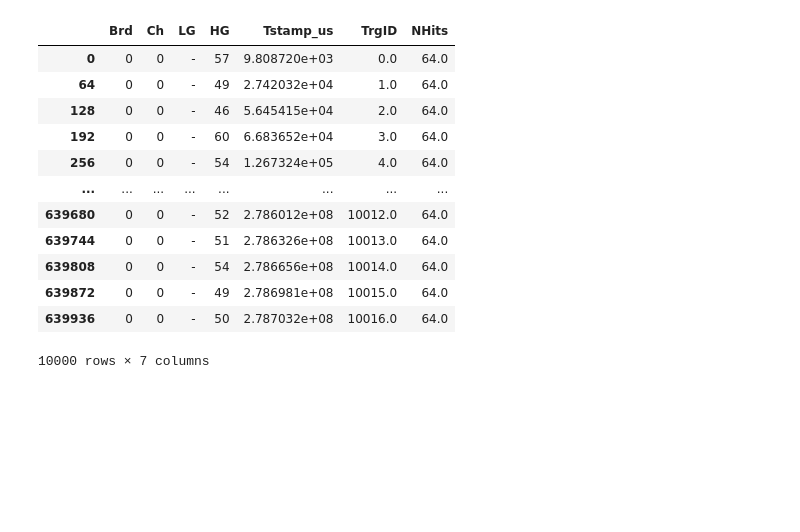
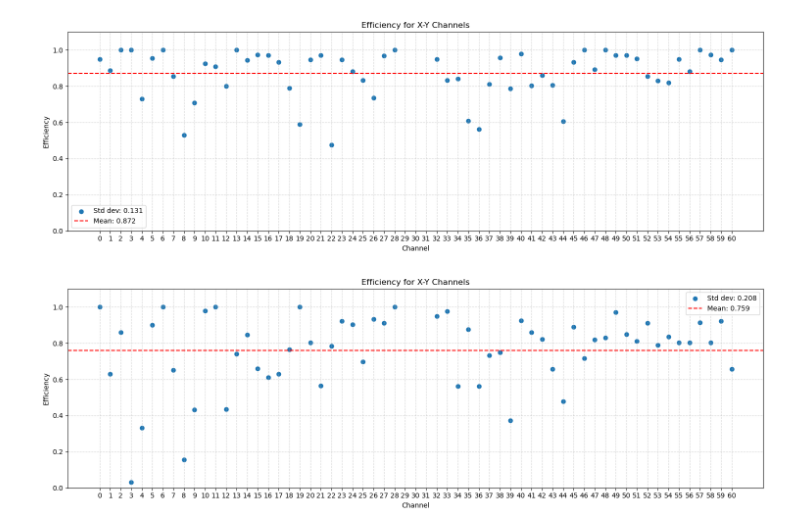
Before and after one commit to QuantumCode4/Thesis, a Jupyter notebook: Code_Efficiency/Efficiency.ipynb, the cells around one changed output. Cells and saved outputs as stored; diff of their text form; code cells hidden in the pictures; blank space fills up the shorter version.

```diff
--- a/Code_Efficiency/Efficiency.ipynb
+++ b/Code_Efficiency/Efficiency.ipynb
@@ -5,3 +168,7 @@ import matplotlib.pyplot as plt
 # %%
 df1 = pd.read_parquet("Toma_MatrizDependiente.parquet", engine='pyarrow')
+df1 = df1.drop(['Brd', 'LG'], axis=1)
+
 df2 = pd.read_parquet("Toma_MatrizLider.parquet", engine='pyarrow')
+df2.rename(columns={'Ch': 'LG', 'LG':'Ch',}, inplace=True)
+df2 = df2.drop(['Brd', 'LG'], axis=1)
@@ -28,16 +175,26 @@ df1, df2
-# %%
-df1[df1["Ch"]==0]
-# %% [output]
-|  | Brd | Ch | LG | HG | Tstamp_us | TrgID | NHits |
-| 0 | 0 | 0 | - | 57 | 9.808720e+03 | 0.0 | 64.0 |
-| 64 | 0 | 0 | - | 49 | 2.742032e+04 | 1.0 | 64.0 |
-| 128 | 0 | 0 | - | 46 | 5.645415e+04 | 2.0 | 64.0 |
-| 192 | 0 | 0 | - | 60 | 6.683652e+04 | 3.0 | 64.0 |
-| 256 | 0 | 0 | - | 54 | 1.267324e+05 | 4.0 | 64.0 |
-| ... | ... | ... | ... | ... | ... | ... | ... |
-| 639680 | 0 | 0 | - | 52 | 2.786012e+08 | 10012.0 | 64.0 |
-| 639744 | 0 | 0 | - | 51 | 2.786326e+08 | 10013.0 | 64.0 |
-| 639808 | 0 | 0 | - | 54 | 2.786656e+08 | 10014.0 | 64.0 |
-| 639872 | 0 | 0 | - | 49 | 2.786981e+08 | 10015.0 | 64.0 |
-| 639936 | 0 | 0 | - | 50 | 2.787032e+08 | 10016.0 | 64.0 |
-10000 rows × 7 columns
+# %%
+X_D1 = list(range(0, 29))
+Y_D1 = list(range(32, 61))
+X_D2 = list(range(0, 29))
+Y_D2 = list(range(32, 61))
+
+hg_threshold = 1000
+
+effs, C_muonsi, C_muons_plusi = calculate_efficiency(
+    df1, df2,
+    hg_threshold,
+    X_D1, Y_D1, X_D2, Y_D2,
+    match=False
+)
+# %%
+eff = {**effs[0], **effs[1]}
+
+plot_efficiency_vs_channel(eff, title="Efficiency for X-Y Channels")
+# %% [output]
+[figure, added]
+# %%
+eff = {**effs[2], **effs[3]}
+
+plot_efficiency_vs_channel(eff, title="Efficiency for X-Y Channels")
+# %% [output]
+[figure, added]
```
Also changed, not shown: parts of 4 cells of this notebook, 4 other files.
